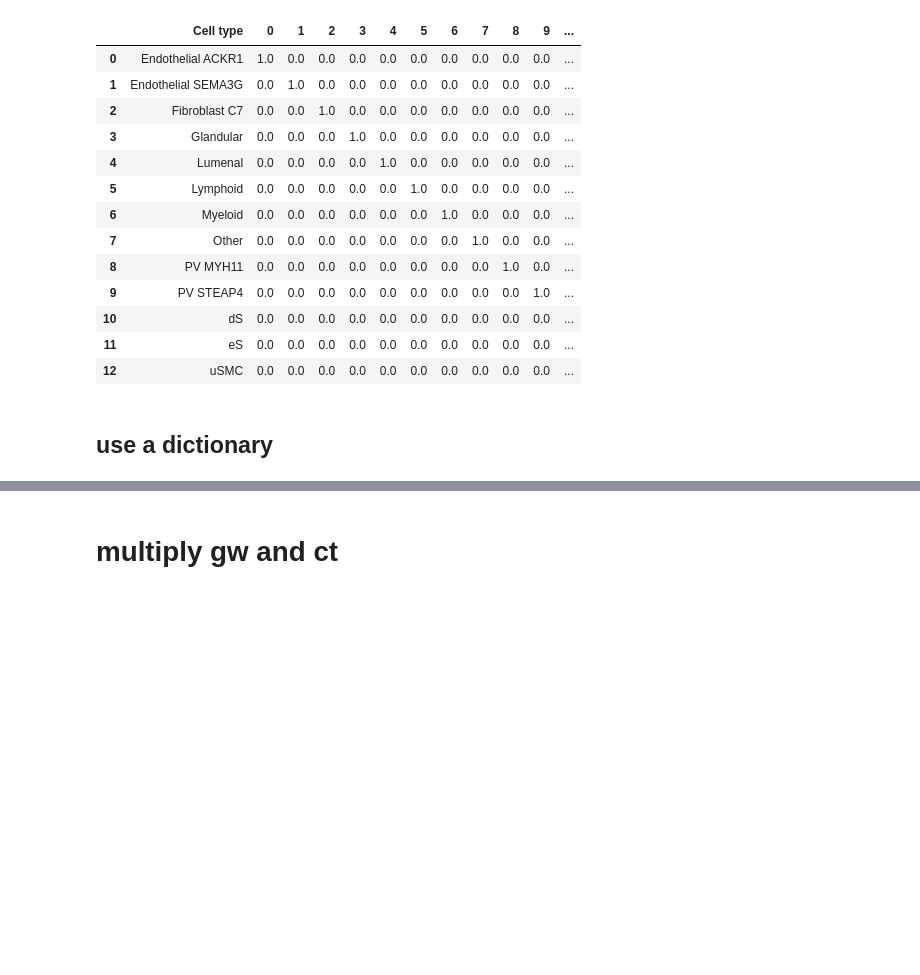
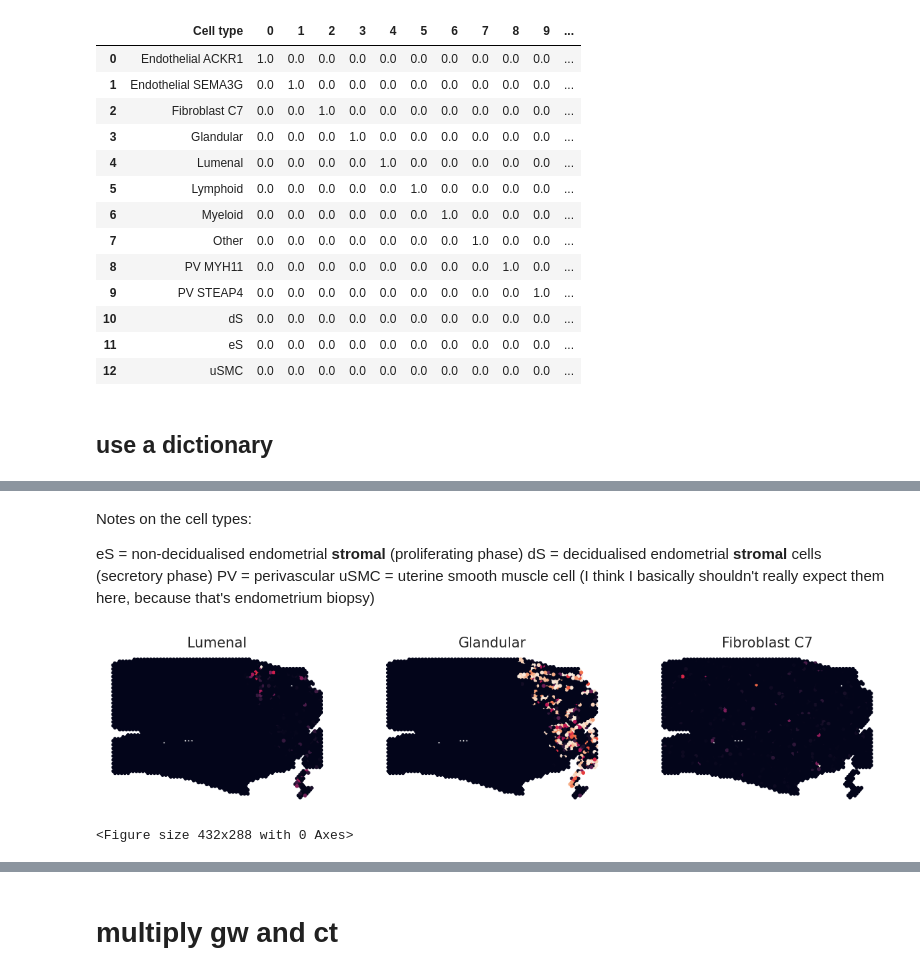
Before and after one commit to vfschumann/novosparc, a Jupyter notebook: Vic/development/celltype_transfer.ipynb, the cells around one changed output, grey strips where cells are left out. Saved outputs shown, nothing was run; the diff lists cells and outputs as text; code cells hidden in the pictures; blank space fills up the shorter version.

```diff
--- a/Vic/development/celltype_transfer.ipynb
+++ b/Vic/development/celltype_transfer.ipynb
@@ -236,3 +271,8 @@ ct_encode_full.set_index("Cell type", inplace=True)
 print(ct_encode_full.shape)
 # %% [output]
 (2368, 13)
+# %%
+# bug fix
+
+onehot = pd.get_dummies(cell_types_raw)
+onehot
@@ -264,0 +321,7 @@ ct_encode_names
+# %%
+print(gw_matrix.shape) # cells x locations
+print(ct_encode_full.shape) # cells x ct
+
+ct_gw_merge = np.dot(gw_matrix.T, ct_encode_full)
+ct_gw_merge = np.dot(gw_matrix.T, onehot)
+print(ct_gw_merge.shape) # locations x ct
@@ -264,0 +340,3 @@ ct_encode_names
+# %%
+ctgw_df = pd.DataFrame(ct_gw_merge, columns=ct_unique)
+tissue.ctgw = ctgw_df # celltypes are the columns
@@ -264,0 +388,16 @@ ct_encode_names
+# %%
+ct_test = ['Lumenal','Glandular', 'Fibroblast C7']
+dataset_tissue = sc.AnnData(tissue.ctgw, dtype=float)
+dataset_tissue.obsm['spatial'] = locations
+# %% [markdown]
+Notes on the cell types:
+
+eS = non-decidualised endometrial **stromal** (proliferating phase)
+dS = decidualised endometrial **stromal** cells (secretory phase)
+PV = perivascular
+uSMC = uterine smooth muscle cell (I think I basically shouldn't really expect them here, because that's endometrium biopsy)
+# %%
+novosparc.pl.embedding(dataset_tissue, ct_test)
+# %% [output]
+[figure, added]
+<Figure size 432x288 with 0 Axes>
```
Also changed, not shown: parts of 29 cells of this notebook, 1 other file.
